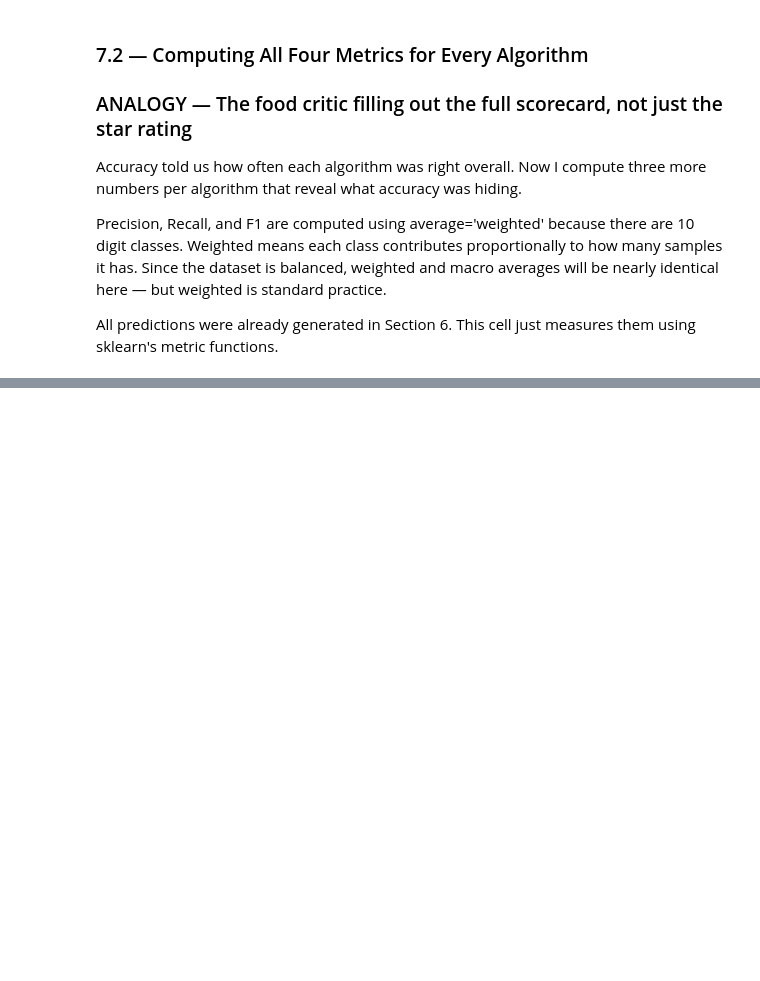
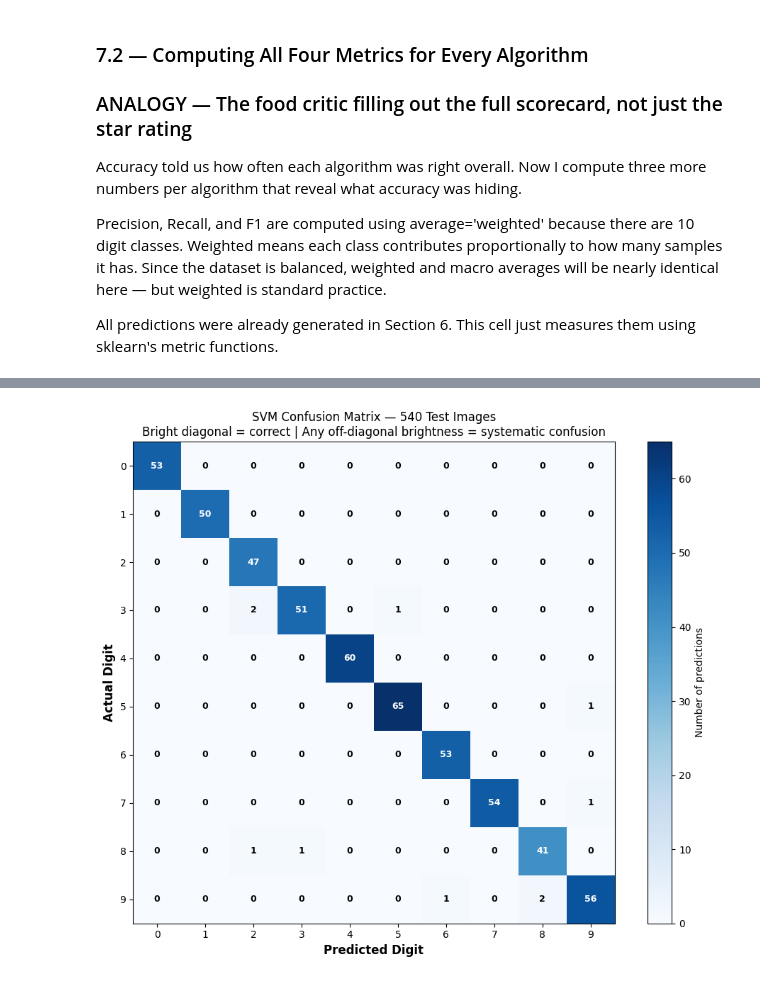
Before and after one commit to Yuvrajtakk/mnist-digit-recognizer, a Jupyter notebook: DigiReco.ipynb, the cells around one changed output, grey strips where cells are left out. Drawn from its saved outputs; the diff is of its cells as text; code cells hidden in the pictures; blank space fills up the shorter version.

Commit message:
Evaluation Phase :- Confusion Matrix: Where Exactly Does Each Model Fail?

```diff
--- a/DigiReco.ipynb
+++ b/DigiReco.ipynb
@@ -701,7 +701,7 @@ from sklearn.ensemble import RandomForestClassifier
 # still better than one, but not as good as 100 well-regularized trees
 
 rf_model = RandomForestClassifier(
-    n_estimators=100,   # number of trees in the forest
+    n_estimators=150,   # number of trees in the forest
     max_depth=10,       # max depth per tree
     random_state=42     # fixes the randomness so results are reproducible
 )
@@ -1164,0 +1192,67 @@ NameError: name 'lr_predictions' is not defined
+# %%
+# Cell 15: Confusion matrix for SVM — detailed single view
+
+from sklearn.metrics import confusion_matrix
+import matplotlib.pyplot as plt
+import numpy as np
+
+# confusion_matrix() takes actual labels and predicted labels
+# returns a 10x10 array where:
+# cm[i][j] = number of times actual digit i was predicted as digit j
+# cm[3][8] = how many actual 3s got predicted as 8s
+cm_svm = confusion_matrix(y_test, svm_predictions)
+
+print("SVM Confusion Matrix (raw numbers):")
+print(cm_svm)
+print(f"\nMatrix shape: {cm_svm.shape}  ← 10 actual classes × 10 predicted classes")
+print(f"Sum of entire matrix: {cm_svm.sum()}  ← should equal 540 (all test images)")
+print(f"Sum of diagonal: {np.trace(cm_svm)}  ← np.trace() adds up diagonal = correct predictions")
+print(f"Off-diagonal sum: {cm_svm.sum() - np.trace(cm_svm)}  ← total mistakes")
+
+# now visualize it as a heatmap
+fig, ax = plt.subplots(figsize=(10, 8))
+# figsize=(10,8) — square-ish because the matrix is 10x10
+
+# ax.imshow() renders a 2D array as a colored image
+# each number in cm_svm becomes a colored cell
+# cmap='Blues' — low numbers become white, high numbers become dark blue
+# the diagonal should be the darkest column in every row
+im = ax.imshow(cm_svm, cmap='Blues')
+# im is the image object — we need it to attach the colorbar later
+
+# add a colorbar on the right side — like a legend for the colors
+# it shows which color corresponds to which count
+plt.colorbar(im, ax=ax, label='Number of predictions')
+# colorbar needs both the image object (im) and which frame to attach to (ax)
+
+# write the actual count number inside every single cell
+# so you can read exact numbers, not just estimate from color
+for i in range(10):          # i = row index = actual digit
+    for j in range(10):      # j = col index = predicted digit
+        # choose text color: white text on dark cells, black text on light cells
+        # cm_svm.max()/2 is the midpoint of the color scale
+        text_color = 'white' if cm_svm[i, j] > cm_svm.max() / 2 else 'black'
+        ax.text(
+            j, i,                    # position: x=column, y=row
+            str(cm_svm[i, j]),       # the number to display
+            ha='center', va='center',# center it inside the cell
+            fontsize=9,
+            color=text_color,
+            fontweight='bold'
+        )
+
+# label every tick on both axes with the digit 0-9
+ax.set_xticks(range(10))
+ax.set_yticks(range(10))
+ax.set_xticklabels(range(10))
+ax.set_yticklabels(range(10))
+
+# axis labels explain what rows and columns represent
+ax.set_xlabel('Predicted Digit', fontsize=12, fontweight='bold')
+ax.set_ylabel('Actual Digit', fontsize=12, fontweight='bold')
+ax.set_title('SVM Confusion Matrix — 540 Test Images\nBright diagonal = correct | Any off-diagonal brightness = systematic confusion',
+             fontsize=12)
+
+plt.tight_layout()
+plt.show()
+# %% [output]
@@ -1164,0 +1275 @@ NameError: name 'lr_predictions' is not defined
+[figure, added]
```
Also changed, not shown: parts of 5 cells of this notebook.
